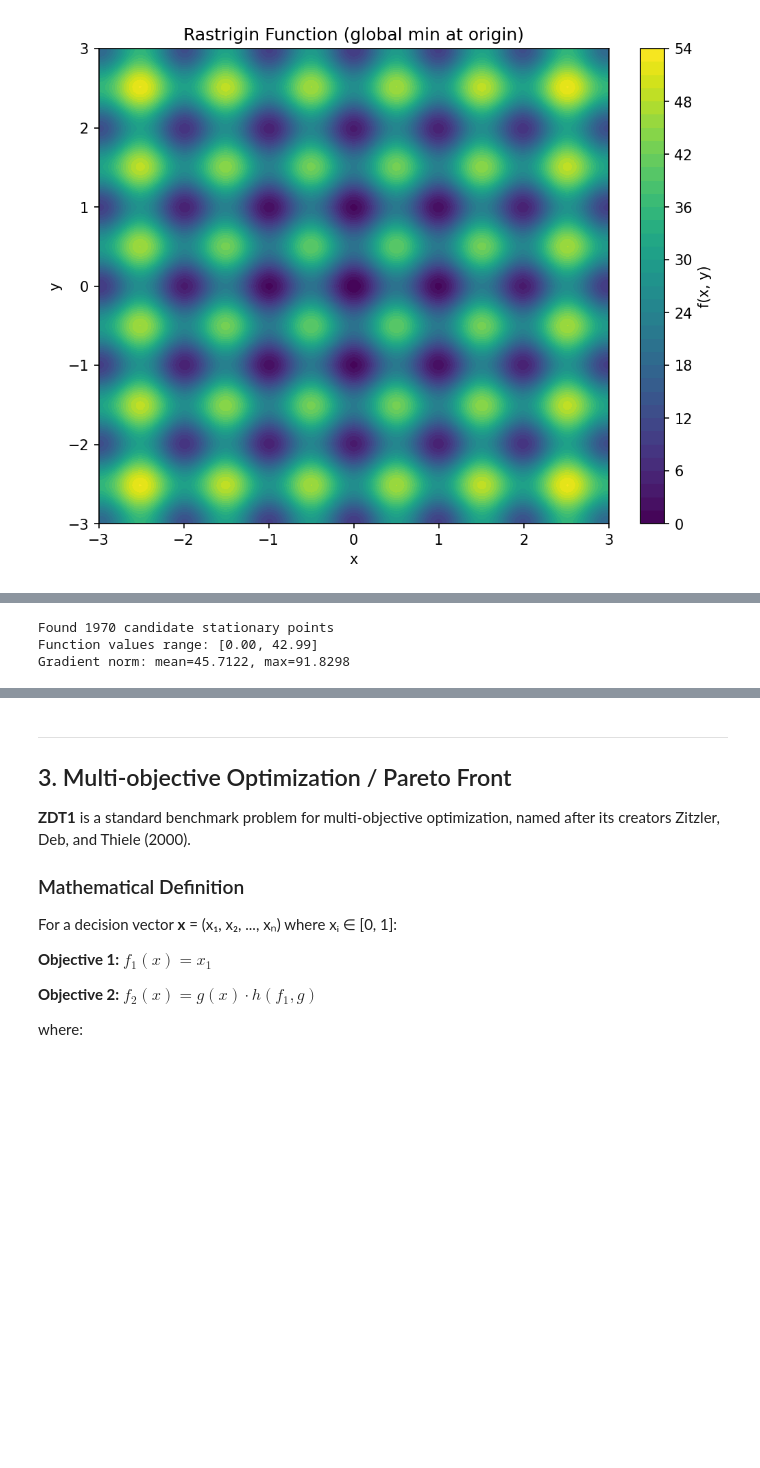
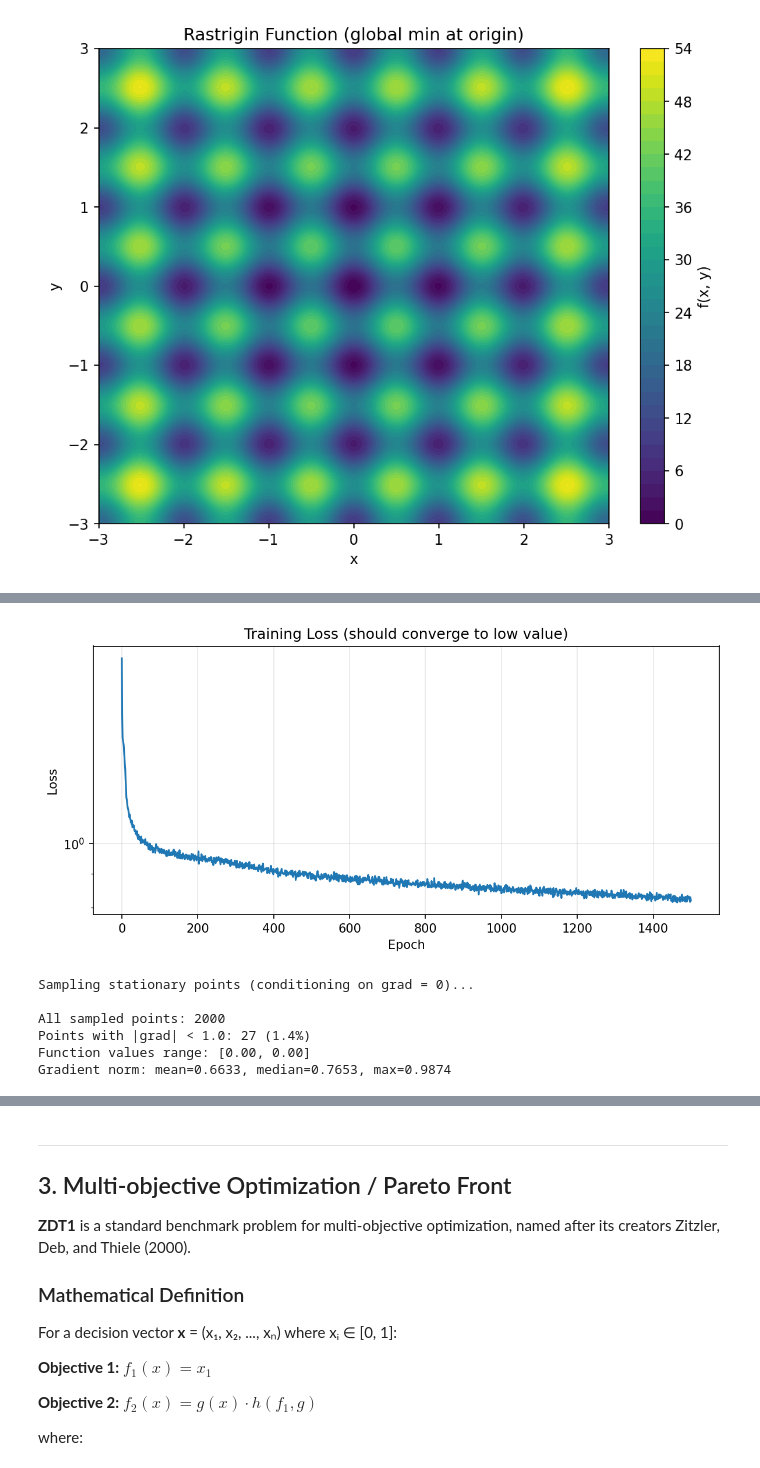
Before and after one commit to KitchinHUB/generative-optimization, a Jupyter notebook: 04_advanced_optimization_examples.ipynb, the cells around one changed output, grey strips where cells are left out. Saved outputs shown, nothing was run; the diff lists cells and outputs as text; code cells hidden in the pictures; blank space fills up the shorter version.

```diff
--- a/04_advanced_optimization_examples.ipynb
+++ b/04_advanced_optimization_examples.ipynb
@@ -161,36 +238,44 @@ Number of exact zero gradients: 100
 # %%
-# Train Conditional Flow Matching to generate positions conditioned on gradients
+# Train Conditional Flow Matching with better hyperparameters
 fm_rast = ConditionalFlowMatching(x_dim=2, c_dim=2, hidden_dim=128, n_layers=4, sigma_min=0.001)
-losses = fm_rast.fit(x_data, c_data, epochs=1000, batch_size=128, lr=1e-3)
+losses = fm_rast.fit(x_data, c_data, epochs=1500, batch_size=256, lr=5e-4)
 
-# Sample stationary points by conditioning on gradient near 0
-# Use multiple small perturbations to explore different modes
-all_samples = []
-n_conditions = 50
-np.random.seed(42)
+# Plot training loss
+fig, ax = plt.subplots(figsize=(8, 4))
+ax.semilogy(losses['loss'])
+ax.set_xlabel('Epoch')
+ax.set_ylabel('Loss')
+ax.set_title('Training Loss (should converge to low value)')
+ax.grid(True, alpha=0.3)
+plt.tight_layout()
+plt.show()
 
-# Sample with exact gradient=0
-samples_exact = fm_rast.sample(c_values=[[0.0, 0.0]], n_samples=500, n_steps=100)
-all_samples.append(samples_exact)
-
-# Sample with small perturbations to find nearby stationary points
-for _ in range(n_conditions - 1):
-    grad_condition = np.random.randn(2) * 2  # Small random gradient
-    samples = fm_rast.sample(c_values=[grad_condition], n_samples=30, n_steps=100)
-    all_samples.append(samples)
-
-stationary_samples = np.vstack(all_samples)
+# Sample stationary points by conditioning on gradient = 0
+# Use exact zero gradient
+print("\nSampling stationary points (conditioning on grad = 0)...")
+stationary_samples = fm_rast.sample(c_values=[[0.0, 0.0]], n_samples=2000, n_steps=150)
 
 # Evaluate function and gradient at sampled points
 f_at_samples = rastrigin(stationary_samples)
 grad_at_samples = rastrigin_grad(stationary_samples)
 grad_norm = np.linalg.norm(grad_at_samples, axis=1)
 
-print(f"Found {len(stationary_samples)} candidate stationary points")
-print(f"Function values range: [{f_at_samples.min():.2f}, {f_at_samples.max():.2f}]")
-print(f"Gradient norm: mean={grad_norm.mean():.4f}, max={grad_norm.max():.4f}")
+# Filter for low gradient norm (true stationary points)
+threshold = 1.0  # Gradient magnitude threshold
+good_samples = stationary_samples[grad_norm < threshold]
+f_good = f_at_samples[grad_norm < threshold]
+grad_good_norm = grad_norm[grad_norm < threshold]
+
+print(f"\nAll sampled points: {len(stationary_samples)}")
+print(f"Points with |grad| < {threshold}: {len(good_samples)} ({100*len(good_samples)/len(stationary_samples):.1f}%)")
+print(f"Function values range: [{f_good.min():.2f}, {f_good.max():.2f}]")
+print(f"Gradient norm: mean={grad_good_norm.mean():.4f}, median={np.median(grad_good_norm):.4f}, max={grad_good_norm.max():.4f}")
 # %% [output]
+[figure, added]
-Found 1970 candidate stationary points
-Function values range: [0.00, 42.99]
-Gradient norm: mean=45.7122, max=91.8298
+Sampling stationary points (conditioning on grad = 0)...
+
+All sampled points: 2000
+Points with |grad| < 1.0: 27 (1.4%)
+Function values range: [0.00, 0.00]
+Gradient norm: mean=0.6633, median=0.7653, max=0.9874
 # %%
```
Also changed, not shown: parts of 43 cells of this notebook, 35 other files.
